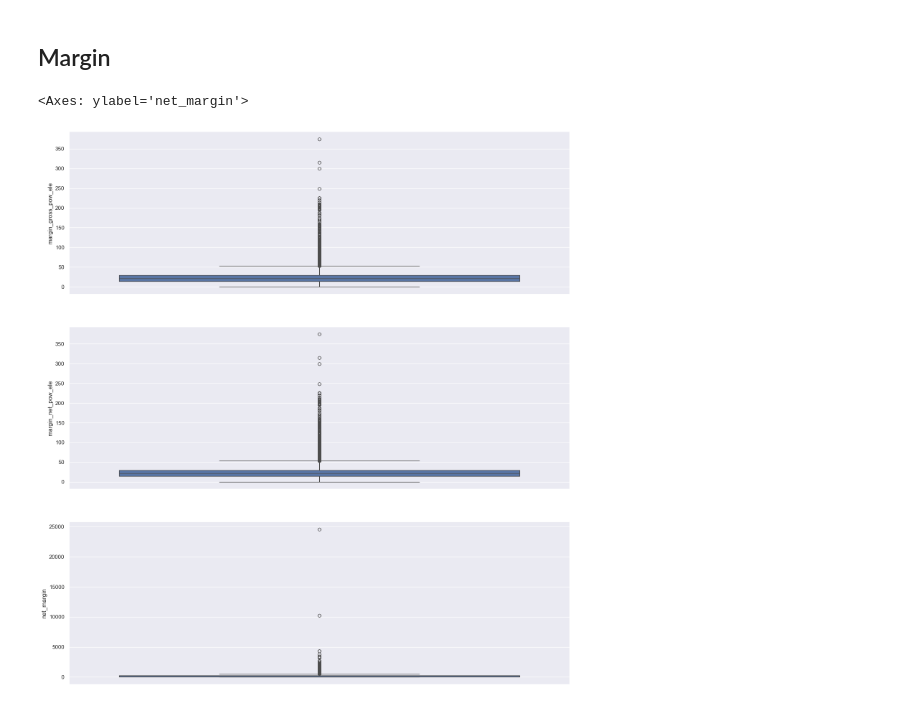
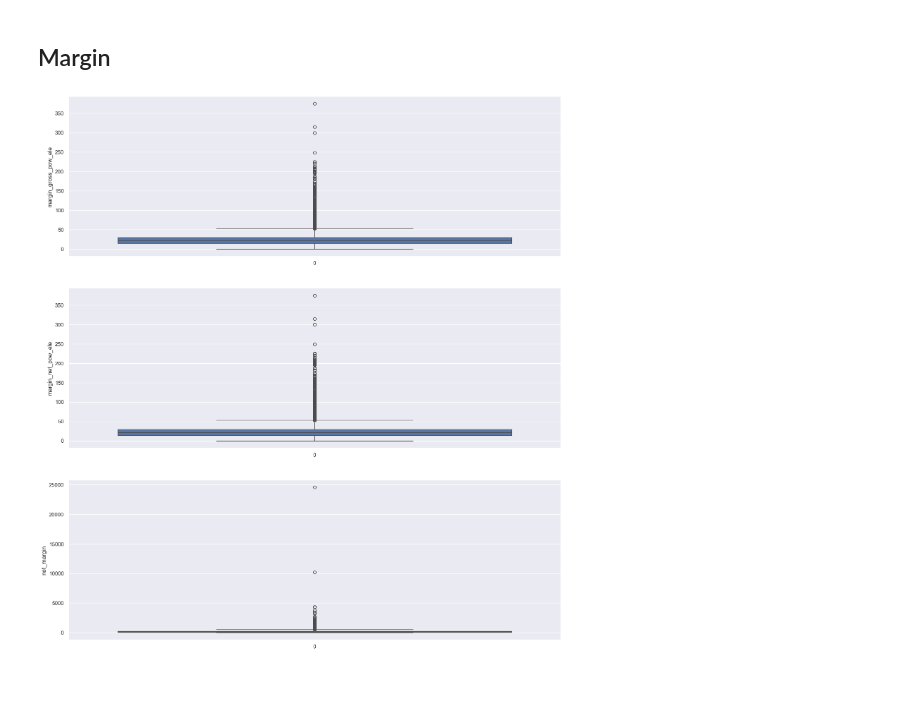
Before and after one commit to abuhmhai/BCGX-Intern, a Jupyter notebook: Task 2 EDA/Task 2 - Exploratory Data Analysis_starter.ipynb, the cells around one changed output. Cells and saved outputs as stored; diff of their text form; code cells hidden in the pictures.

```diff
--- a/Task 2 EDA/Task 2 - Exploratory Data Analysis_starter.ipynb
+++ b/Task 2 EDA/Task 2 - Exploratory Data Analysis_starter.ipynb
@@ -362,11 +362,20 @@ plot_stacked_bars(contract_percentage,'Constract type (with Gas)')
 # %%
 margin=client_df[['id','margin_gross_pow_ele','margin_net_pow_ele','net_margin']]
 # %%
+from matplotlib.ticker import ScalarFormatter
+
 fig,axs=plt.subplots(nrows=3,figsize=(18,20))
 #Plot histogram
 sns.boxplot(margin["margin_gross_pow_ele"],ax=axs[0])
 sns.boxplot(margin["margin_net_pow_ele"],ax=axs[1])
 sns.boxplot(margin["net_margin"],ax=axs[2])
+
+# Remove scientific notation
+for ax in axs:
+    ax.xaxis.set_major_formatter(ScalarFormatter(useOffset=False))
+    ax.ticklabel_format(style='plain', axis='x')
+
+plt.savefig("View of Margins.png", bbox_inches="tight")
+plt.show()
 # %% [output]
-<Axes: ylabel='net_margin'>
-[figure, old version]
+[figure, new version]
```
Also changed, not shown: 1 other file.
